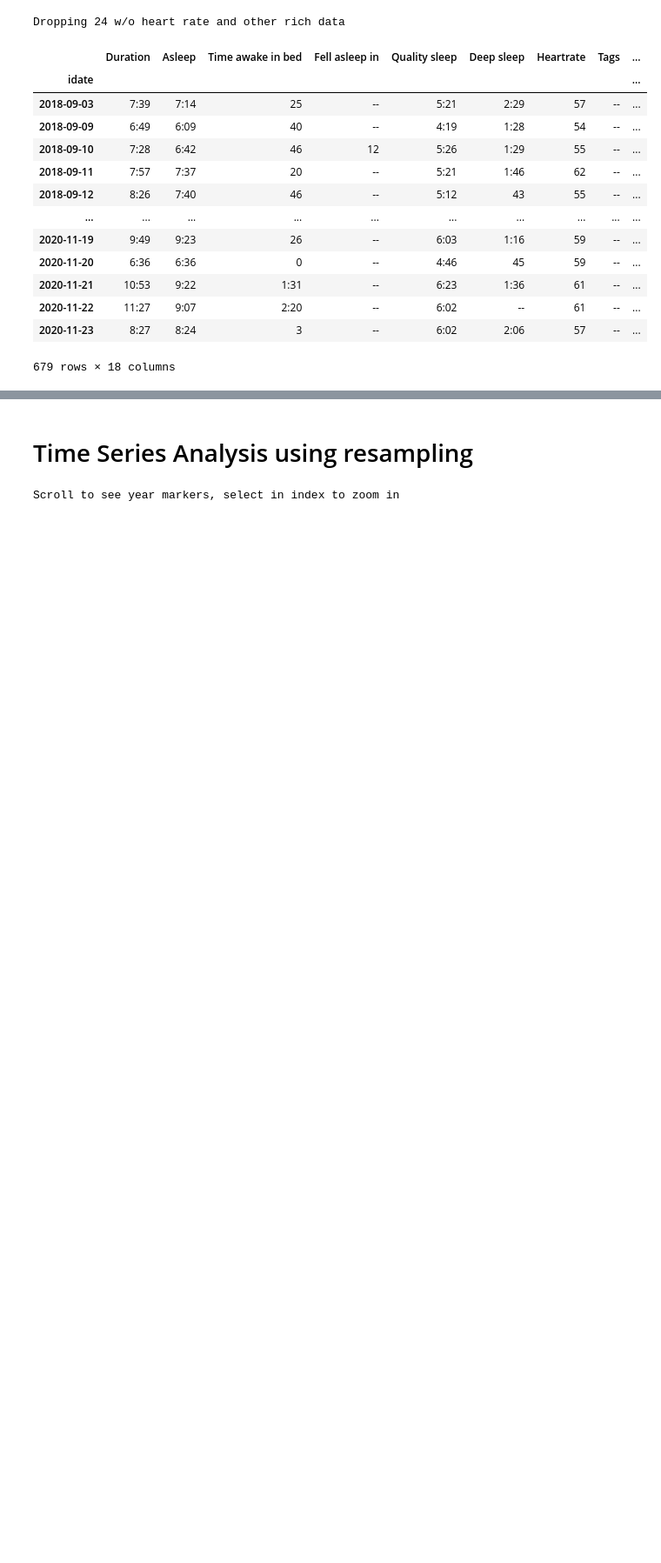
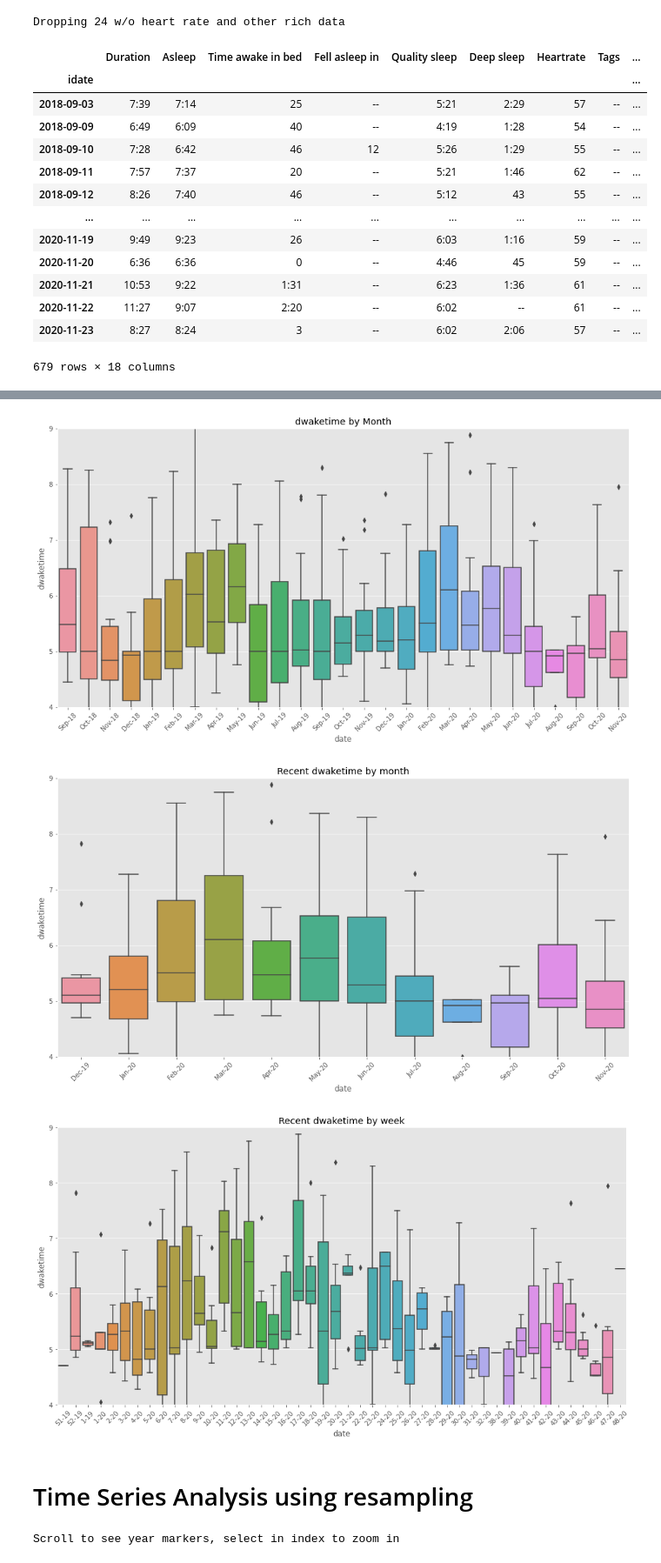
Before and after one commit to idvorkin/jupyter, a Jupyter notebook: SleepAnalysis.ipynb, the cells around one changed output, grey strips where cells are left out. Shown at 87% size. Cells and saved outputs as stored; diff of their text form; code cells hidden in the pictures; blank space fills up the shorter version.

Commit message:
Updating to use altair and going back to matplotlib for box charts

```diff
--- a/SleepAnalysis.ipynb
+++ b/SleepAnalysis.ipynb
@@ -94,7 +94,26 @@ Dropping 24 w/o heart rate and other rich data
 | 2020-11-23 | 8:27 | 8:24 | 3 | -- | 6:02 | 2:06 | 57 | -- | ... |
 679 rows × 18 columns
 # %%
+# OMG - SO SAD - box plot sorting is broken in - vega:
+# https://github.com/vega/vega-lite/issues/4932
+
+# GRR - Need to go back to matplotlib
 def box_plot_weight_over_time(df, x, fact, title, domain):
+    # In theory can use plot.ly (not free)  or Bokeh (not mpl compatible) but issues. So setting dimensions old school.
+    # Manually setting the weight and width.
+    height_in_inches = 8
+    mpl.rc("figure", figsize=(2 * height_in_inches, height_in_inches))
+
+    ax = sns.boxplot(x=x, y=fact, data=df)
+    ax.set_xticklabels(ax.get_xticklabels(), rotation=45)
+    ax.set_title(title)
+    ax.set_xlabel("date")
+    ax.set_ylabel(fact)
+    ax.set_ylim(domain[0], domain[1])
+    plt.show()
+
+
+def box_plot_weight_over_time_vegas_broken_sort_order(df, x, fact, title, domain):
     height_in_inches = 4 * 60  # todo figure out how to get this by calculation
     c = (
         alt.Chart(df)
@@ -106,8 +125,8 @@ def box_plot_weight_over_time(df, x, fact, title, domain):
     display(c)
 # %%
 earliest = arrow.utcnow().shift(months=-12).date()
-fact, domain = "dbedtime", (18, 25)
-# fact,domain = "dwaketime", (4,9)
+# fact, domain = "dbedtime", (18, 25)
+fact, domain = "dwaketime", (4, 9)
 # fact,domain = "Heartrate", (50,80)
 
 
@@ -128,3 +144,6 @@ box_plot_weight_over_time(
+[figure, added]
+[figure, added]
+[figure, added]
 # %% [markdown]
 # Time Series Analysis using resampling
 # %%
```
Also changed, not shown: parts of 3 cells of this notebook, 4 other files.
